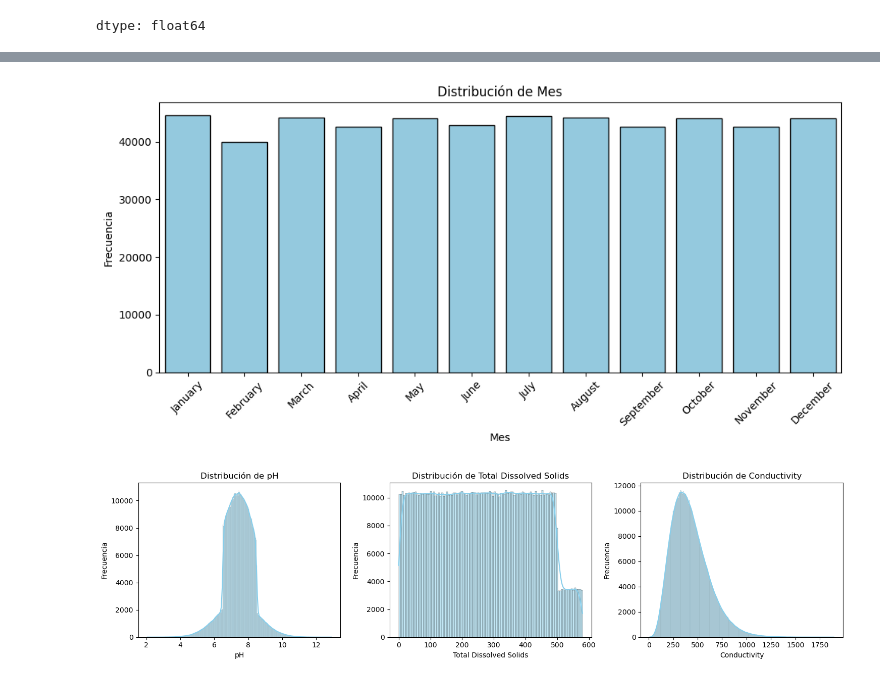
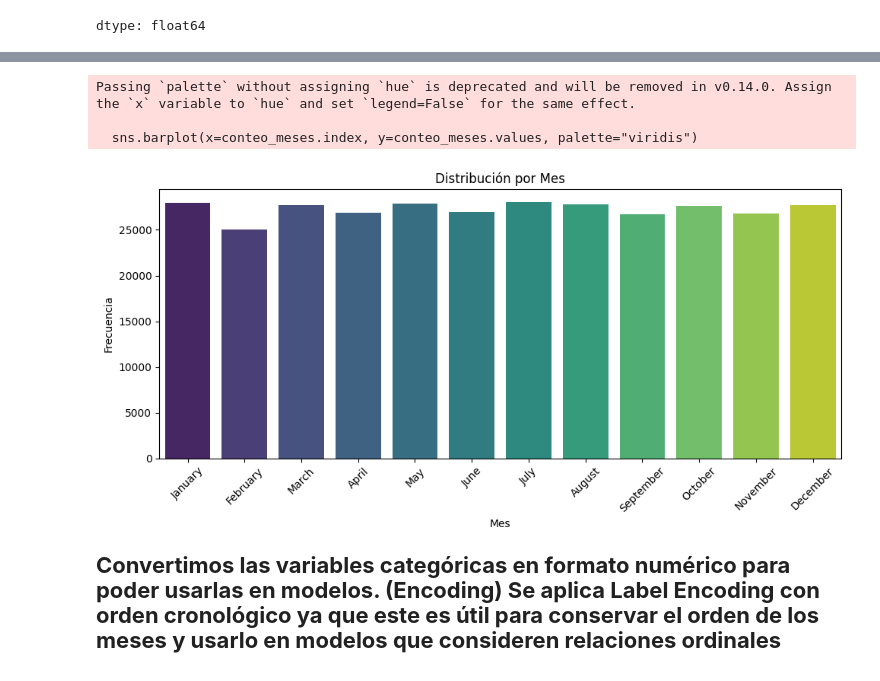
Before and after one commit to Guadalescano/water_quality, a Jupyter notebook: water_quality.ipynb, the cells around one changed output, grey strips where cells are left out. Saved outputs shown, nothing was run; the diff lists cells and outputs as text; code cells hidden in the pictures.

```diff
--- a/water_quality.ipynb
+++ b/water_quality.ipynb
@@ -497,0 +567,2 @@ El limite del código alimentario argentino para nitratos es de 5 mg/l, se consi
+# %%
+columnas2 = ['Conductividad','Cloro residual libre','Sólidos disueltos totales']
@@ -497,0 +618,10 @@ El limite del código alimentario argentino para nitratos es de 5 mg/l, se consi
+# %%
+#Eliminar outliers
+
+col9 = 'Temperatura del agua'  # ejemplo
+Q1 = df[col9].quantile(0.25)
+Q3 = df[col9].quantile(0.75)
+IQR = Q3 - Q1
+df = df[(df[col9] >= Q1 - 1.5 * IQR) & (df[col9] <= Q3 + 1.5 * IQR)]
+df['Temperatura del agua'].isna().sum() #Analizo si hay valor nulos, me da 0.
+df['Temperatura del agua'].describe()
@@ -497,0 +676,10 @@ El limite del código alimentario argentino para nitratos es de 5 mg/l, se consi
+# %%
+#Eliminar outliers
+
+col10 = 'Temperatura del aire'  # ejemplo
+Q1 = df[col10].quantile(0.25)
+Q3 = df[col10].quantile(0.75)
+IQR = Q3 - Q1
+df = df[(df[col10] >= Q1 - 1.5 * IQR) & (df[col10] <= Q3 + 1.5 * IQR)]
+df['Temperatura del aire'].isna().sum() #Analizo si hay valor nulos, me da 0.
+df['Temperatura del aire'].describe()
@@ -498,15 +723,21 @@ El limite del código alimentario argentino para nitratos es de 5 mg/l, se consi
+# %%
+# Elimino los valores nulos
+df = df[df['Mes'].notna()]
+# Ordeno los meses
+orden_meses = ['January', 'February', 'March', 'April', 'May', 'June',
+               'July', 'August', 'September', 'October', 'November', 'December']
 # %%
-orden_meses = ['January', 'February', 'March', 'April', 'May', 'June',
-               'July', 'August', 'September', 'October', 'November', 'December']
-
-plt.figure(figsize=(10, 5))
-sns.countplot(data=df, x='Mes', order=orden_meses, color='skyblue', edgecolor='black')
-
-plt.title('Distribución de Mes')
-plt.xlabel('Mes')
-plt.ylabel('Frecuencia')
-plt.xticks(rotation=45)  # Rota las etiquetas para mejor lectura
+conteo_meses = df['Mes'].value_counts().reindex(orden_meses)
+plt.figure(figsize=(10,5))
+sns.barplot(x=conteo_meses.index, y=conteo_meses.values, palette="viridis")
+plt.title("Distribución por Mes")
+plt.xlabel("Mes")
+plt.ylabel("Frecuencia")
+plt.xticks(rotation=45)
 plt.tight_layout()
 plt.show()
 # %% [output]
+Passing `palette` without assigning `hue` is deprecated and will be removed in v0.14.0. Assign the `x` variable to `hue` and set `legend=False` for the same effect.
+
+  sns.barplot(x=conteo_meses.index, y=conteo_meses.values, palette="viridis")
-[figure, old version]
+[figure, new version]
@@ -516,13 +744,3 @@ columnas = ['pH', 'Total Dissolved Solids', 'Conductivity']
-# %%
-fig, axes = plt.subplots(1, len(columnas), figsize=(5 * len(columnas), 4))
-
-for i, col in enumerate(columnas):
-    sns.histplot(df[col], kde=True, ax=axes[i], color='skyblue')
-    axes[i].set_title(f'Distribución de {col}')
-    axes[i].set_xlabel(col)
-    axes[i].set_ylabel('Frecuencia')
-
-plt.tight_layout()
-plt.show()
-# %% [output]
-[figure, removed]
+# %% [markdown]
+<b style="font-size:22px"> Convertimos las variables categóricas en formato numérico para poder usarlas en modelos. (Encoding)
+Se aplica Label Encoding con orden cronológico ya que este es útil para conservar el orden de los meses y usarlo en modelos que consideren relaciones ordinales </b>
```
Also changed, not shown: parts of 76 cells of this notebook.
